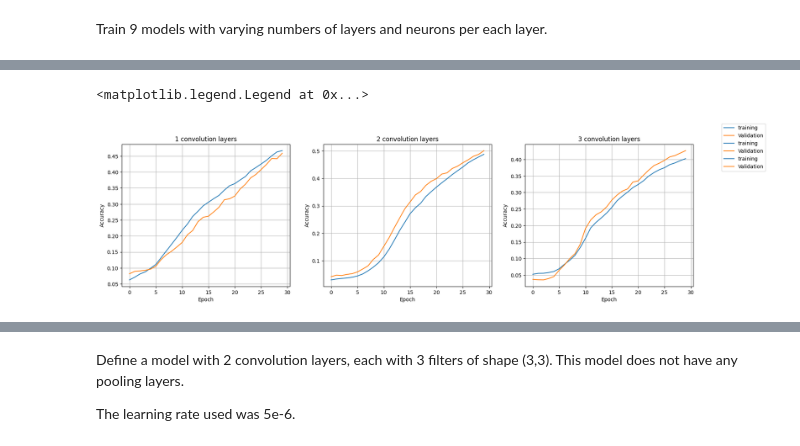
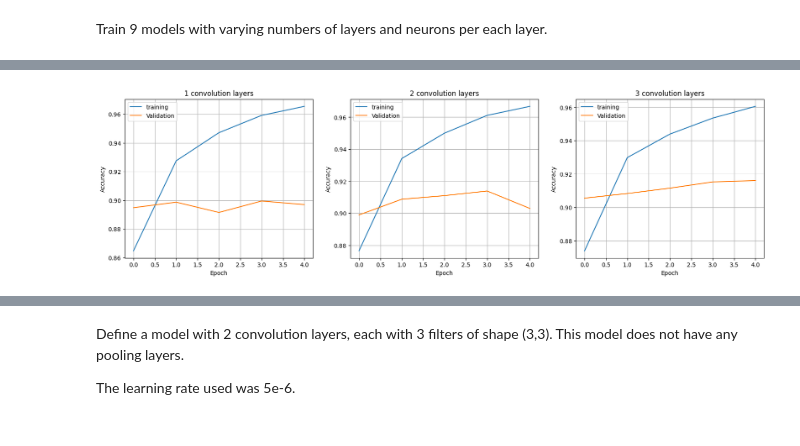
Before and after one commit to elmerheino/cnn-project, a Jupyter notebook: ML_Project_CNN_final.ipynb, the cells around one changed output, grey strips where cells are left out. Cells and saved outputs as stored; diff of their text form; code cells hidden in the pictures.

Commit message:
Fix many of the errors that were previously in the code: that is, configure the CNN properly. Setup a virtual environment, etc.

```diff
--- a/ML_Project_CNN_final.ipynb
+++ b/ML_Project_CNN_final.ipynb
@@ -82,7 +84,7 @@ def plot_learning_curve(history, metric, loss, title="Learning and loss curves f
 # %% [markdown]
 Train 9 models with varying numbers of layers and neurons per each layer.
 # %%
-lrning_rate = 0.01 # the learning rate used globally in the notebook
+lrning_rate = 1e-3 # the learning rate used globally in the notebook
 # %%
 # Create 3*3 = 9 models with different layer and neuron counts
 all_models = None
@@ -163 +150,11 @@ for model_ij, model_info in all_models:
+# %%
+# Save all the candidate models into a folder, just in case, and in two formats
+from pathlib import Path
+for model_ij, model_info in all_models:
+    layer_count, neuron_count = model_info
+    model_ij.export(f"candidate_models/standalone/model-{layer_count}-layers-{neuron_count}-neurons")
+
+    model_save_path = Path(f"candidate_models/keras_files/model-{layer_count}-layers-{neuron_count}-neurons.keras")
+    model_save_path.parent.mkdir(parents=True, exist_ok=True)
+    model_ij.save(model_save_path, overwrite=True)
 # %%
@@ -278,34 +270,29 @@ fig.legend()
 # %%
-# Based on the previous cell, we can conclude that 1 hidden layers with 26 neurons each is most likely the best network structure for this problem
-# Now we need to figure out a good number of convolution lauyers to use
+# Now we need to figure out a good number of convolution layers to use
 the_models = None
 the_models = []
-neurons_per_layer = 26
+neurons_per_layer = 512
 
 for i in [1,2,3]:
   model_i = models.Sequential()
-  conv_layers = [layers.Conv2D(3,(3,3),input_shape=(28,28,1), activation="relu") for _ in range(i)] # Add a convolution layer w/ three 3x3 kernels
-  for conv_layer in conv_layers:
-    model_i.add(conv_layer)
-    model_i.add(layers.MaxPooling2D((2, 2)))
+  conv_layers = [layers.Conv2D(26,(5,5),input_shape=(28,28,1), activation="relu") for _ in range(i)]
+
+  for conv_layer_i in conv_layers:
+    model_i.add(conv_layer_i)
 
   model_i.add(layers.Flatten(input_shape=(28, 28, 1)))
-  # Add three hidden layers w/ 8 neurons
   model_i.add(layers.Dense(units=neurons_per_layer, activation='relu'))
-  #model_i.add(layers.Dense(units=neurons_per_layer, activation='relu'))
-  #model_i.add(layers.Dense(units=neurons_per_layer, activation='relu'))
-  model_i.add(layers.Dense(26, activation='relu'))
-
-  the_models.append((model_i, i))
+  model_i.add(layers.Dense(units=neurons_per_layer, activation='relu'))
+  model_i.add(layers.Dense(26, activation='softmax'))
 
   model_i.compile(optimizer=tf.keras.optimizers.Adam(learning_rate=lrning_rate),
                 loss=tf.keras.losses.CategoricalCrossentropy(),
                 metrics=['categorical_accuracy'])
-  model_i.summary()
+  the_models.append((model_i, i))
 # %%
-# Train these models w/ different counts of conv layers
+# Train the models
 training_histories_conv = list()
 for model, conv_layer_count in the_models:
   print(f"Training the model with {conv_layer_count} conv layers")
-  hist = model.fit(train, validation_data=test, epochs=30)
+  hist = model.fit(train, validation_data=test, epochs=5)
   training_histories_conv.append((hist, conv_layer_count))
@@ -312,22 +317,21 @@ for model, conv_layer_count in the_models:
 # %%
 # Plot the accuracies
 fig, axs = plt.subplots(1,3)
 for hist, conv_layer_n in training_histories_conv:
   subplot = axs[conv_layer_n-1]
   subplot.plot(hist.history['categorical_accuracy'], label="training")
   subplot.plot(hist.history['val_categorical_accuracy'], label="Validation")
 
   subplot.set_title(f"{conv_layer_n} convolution layers")
   subplot.grid()
 
   subplot.set_xlabel("Epoch")
   subplot.set_ylabel("Accuracy")
+  subplot.legend()
 
 fig.set_size_inches(20, 5)
-fig.legend()
 # %% [output]
-<matplotlib.legend.Legend at 0x...>
-[figure, old version]
+[figure, new version]
 # %%
 # Plot the losses
 fig, axs = plt.subplots(1,3)
```
Also changed, not shown: parts of 23 cells of this notebook, 4 other files.
